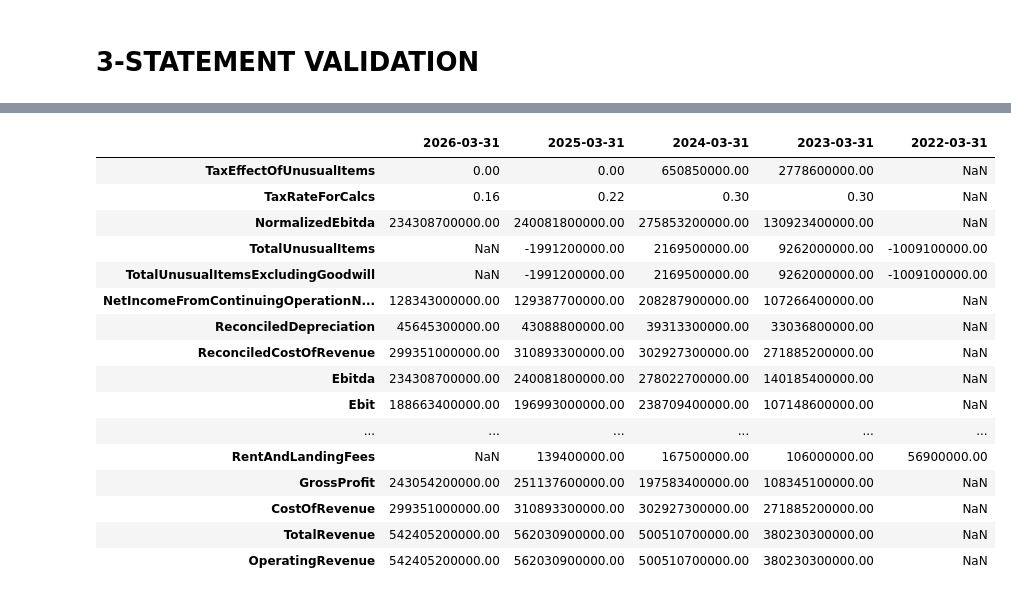
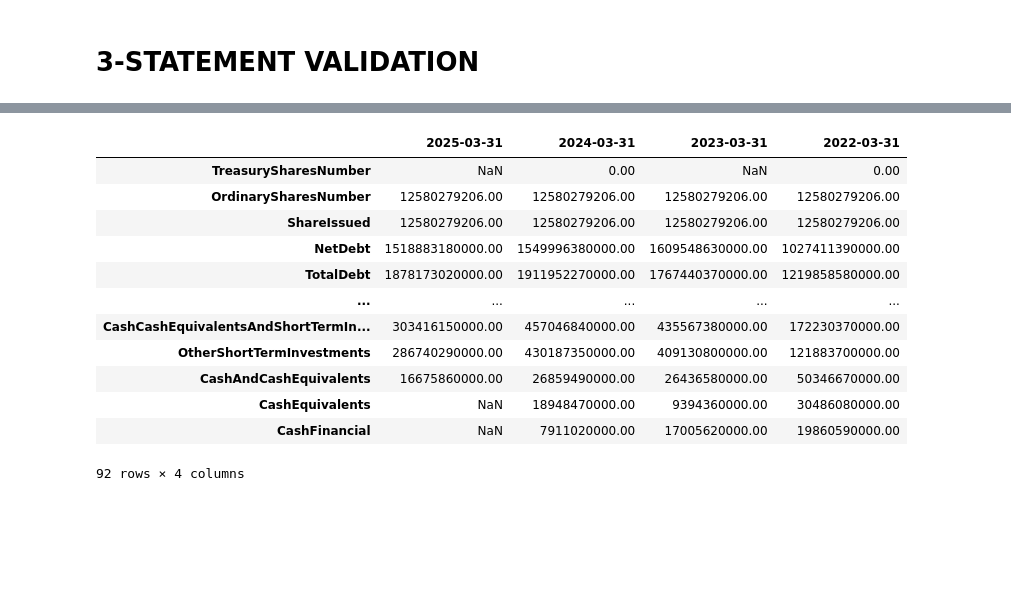
Before and after one commit to ashishmaharana188/financial_ETL_project, a Jupyter notebook: statementScrape.ipynb, the cells around one changed output, grey strips where cells are left out. Drawn from its saved outputs; the diff is of its cells as text; code cells hidden in the pictures; blank space fills up the shorter version.

```diff
--- a/statementScrape.ipynb
+++ b/statementScrape.ipynb
@@ -129,7 +129,7 @@ def get_screener_financials(ticker, report_type="yearly"):
         "X-Requested-With": "XMLHttpRequest" # Tells Screener this is an AJAX API call
     })
 
-    url = f"https://www.screener.in/company/{ticker}/"
+    url = f"https://www.screener.in/company/{ticker}/consolidated/"
     response = session.get(url)
 
     if response.status_code != 200:
@@ -186,7 +186,7 @@ def get_screener_financials(ticker, report_type="yearly"):
                 button = row_label_cell.find("button")
                 if button:
                     safe_parent = urllib.parse.quote(row_label)
-                    api_url = f"https://www.screener.in/api/company/{company_id}/schedules/?parent={safe_parent}&section={section_id}"
+                    api_url = f"https://www.screener.in/api/company/{company_id}/schedules/?parent={safe_parent}&section={section_id}&consolidated=true"
 
                     try:
                         # ARCHITECTURAL FIX: Add a half-second delay so the bot doesn't ban us during the loop
@@ -1074,7 +1074,10 @@ def store_raw_data_jsonb(ticker, data_source, statement_type, raw_df, conn_engin
     df.columns = [to_pascal_case(str(col)) for col in df.columns]
 
     # Standardize the ReportDate format (Removed .dt accessor for DatetimeIndex)
-    df.index = (pd.to_datetime(df.index) + pd.offsets.MonthEnd(0)).strftime('%Y-%m-%d')
+    # Standardize the ReportDate format and safely purge 'TTM' strings
+    df.index = pd.to_datetime(df.index, errors='coerce')
+    df = df[df.index.notna()]
+    df.index = (df.index + pd.offsets.MonthEnd(0)).strftime('%Y-%m-%d')
 
     # Build the list of dictionaries for the DB
     records = []
@@ -1744,7 +1747,7 @@ def validate_financial_statements(df_is, df_bs, df_cf, df_indirect_cf=None, tick
     else:
         return audit_report
 # %%
-target_tickers = ["ADANIPOWER.NS"]
+target_tickers = ["ONGC.NS"]
 failed_tickers = []
 
 print("\n" + "="*40)
@@ -1766,13 +1769,15 @@ for ticker in target_tickers:
     # UNPACK TO DATAFRAMES
     print(f"[{ticker}] Formatting DataFrames for {source}...")
 
+    drop_ttm = lambda df: df.drop(columns=[col for col in df.columns if str(col).upper() == 'TTM']) if df is not None else None
+
     if source == "yfinance":
-        dfIncomeStatementQ = pd.DataFrame(data["is_q"]) if data["is_q"] is not None else None
-        dfIncomeStatementY = pd.DataFrame(data["is_y"])
-        dfBalanceSheetQ = pd.DataFrame(data["bs_q"]) if data["bs_q"] is not None else None
-        dfBalanceSheetY = pd.DataFrame(data["bs_y"])
-        dfCashFlowY = pd.DataFrame(data["cf_y"])
-        dfCashFlowQ = pd.DataFrame(data["cf_q"]) if data["cf_q"] is not None else None
+        dfIncomeStatementQ = drop_ttm(pd.DataFrame(data["is_q"]) if data["is_q"] is not None else None)
+        dfIncomeStatementY = drop_ttm(pd.DataFrame(data["is_y"]))
+        dfBalanceSheetQ = drop_ttm(pd.DataFrame(data["bs_q"]) if data["bs_q"] is not None else None)
+        dfBalanceSheetY = drop_ttm(pd.DataFrame(data["bs_y"]))
+        dfCashFlowY = drop_ttm(pd.DataFrame(data["cf_y"]))
+        dfCashFlowQ = drop_ttm(pd.DataFrame(data["cf_q"]) if data["cf_q"] is not None else None)
 
     elif source == "vantage":
         dfIncomeStatementQ = pd.DataFrame(data["is"]["quarterlyReports"]).set_index("fiscalDateEnding").rename_axis(None).T
@@ -1790,9 +1795,6 @@ for ticker in target_tickers:
         dfBalanceSheetQ = None
         dfCashFlowQ = None
 
-    # ==========================================
-    # BRONZE LAYER: SAVE RAW DATA TO JSONB VAULT
-    # ==========================================
     print(f"[{ticker}] Backing up raw data to JSONB Vault...")
 
     # Save Yearly Statements
@@ -1808,9 +1810,7 @@ for ticker in target_tickers:
     if dfCashFlowQ is not None:
         store_raw_data_jsonb(ticker, source, 'CF_Q', dfCashFlowQ, engine, raw_financials)
 
-    # ==========================================
-    # SILVER LAYER: UNIFIED CLEANING & MAPPING
-    # ==========================================
+
     print(f"[{ticker}] Cleaning and Mapping Data for Silver Tables...")
 
     if source == 'vantage':
@@ -1956,24 +1956,20 @@ display(dfIS)
 # %%
 dfBS = dfBalanceSheetY
-display(dfIS)
+display(dfBS)
 # %% [output]
-|  | 2026-03-31 | 2025-03-31 | 2024-03-31 | 2023-03-31 | 2022-03-31 |
-| TaxEffectOfUnusualItems | 0.00 | 0.00 | 650850000.00 | 2778600000.00 | NaN |
-| TaxRateForCalcs | 0.16 | 0.22 | 0.30 | 0.30 | NaN |
-| NormalizedEbitda | 234308700000.00 | 240081800000.00 | 275853200000.00 | 130923400000.00 | NaN |
-| TotalUnusualItems | NaN | -1991200000.00 | 2169500000.00 | 9262000000.00 | -1009100000.00 |
-| TotalUnusualItemsExcludingGoodwill | NaN | -1991200000.00 | 2169500000.00 | 9262000000.00 | -1009100000.00 |
-| NetIncomeFromContinuingOperationN... | 128343000000.00 | 129387700000.00 | 208287900000.00 | 107266400000.00 | NaN |
-| ReconciledDepreciation | 45645300000.00 | 43088800000.00 | 39313300000.00 | 33036800000.00 | NaN |
-| ReconciledCostOfRevenue | 299351000000.00 | 310893300000.00 | 302927300000.00 | 271885200000.00 | NaN |
-| Ebitda | 234308700000.00 | 240081800000.00 | 278022700000.00 | 140185400000.00 | NaN |
-| Ebit | 188663400000.00 | 196993000000.00 | 238709400000.00 | 107148600000.00 | NaN |
-| ... | ... | ... | ... | ... | ... |
-| RentAndLandingFees | NaN | 139400000.00 | 167500000.00 | 106000000.00 | 56900000.00 |
-| GrossProfit | 243054200000.00 | 251137600000.00 | 197583400000.00 | 108345100000.00 | NaN |
-| CostOfRevenue | 299351000000.00 | 310893300000.00 | 302927300000.00 | 271885200000.00 | NaN |
-| TotalRevenue | 542405200000.00 | 562030900000.00 | 500510700000.00 | 380230300000.00 | NaN |
-| OperatingRevenue | 542405200000.00 | 562030900000.00 | 500510700000.00 | 380230300000.00 | NaN |
+|  | 2025-03-31 | 2024-03-31 | 2023-03-31 | 2022-03-31 |
+| TreasurySharesNumber | NaN | 0.00 | NaN | 0.00 |
+| OrdinarySharesNumber | 12580279206.00 | 12580279206.00 | 12580279206.00 | 12580279206.00 |
+| ShareIssued | 12580279206.00 | 12580279206.00 | 12580279206.00 | 12580279206.00 |
+| NetDebt | 1518883180000.00 | 1549996380000.00 | 1609548630000.00 | 1027411390000.00 |
+| TotalDebt | 1878173020000.00 | 1911952270000.00 | 1767440370000.00 | 1219858580000.00 |
+| ... | ... | ... | ... | ... |
+| CashCashEquivalentsAndShortTermIn... | 303416150000.00 | 457046840000.00 | 435567380000.00 | 172230370000.00 |
+| OtherShortTermInvestments | 286740290000.00 | 430187350000.00 | 409130800000.00 | 121883700000.00 |
+| CashAndCashEquivalents | 16675860000.00 | 26859490000.00 | 26436580000.00 | 50346670000.00 |
+| CashEquivalents | NaN | 18948470000.00 | 9394360000.00 | 30486080000.00 |
+| CashFinancial | NaN | 7911020000.00 | 17005620000.00 | 19860590000.00 |
+92 rows × 4 columns
 # %%
 dfCS = dfCashFlowY
 display(dfCS)
```
Also changed, not shown: parts of 3 cells of this notebook, 1 other file.
